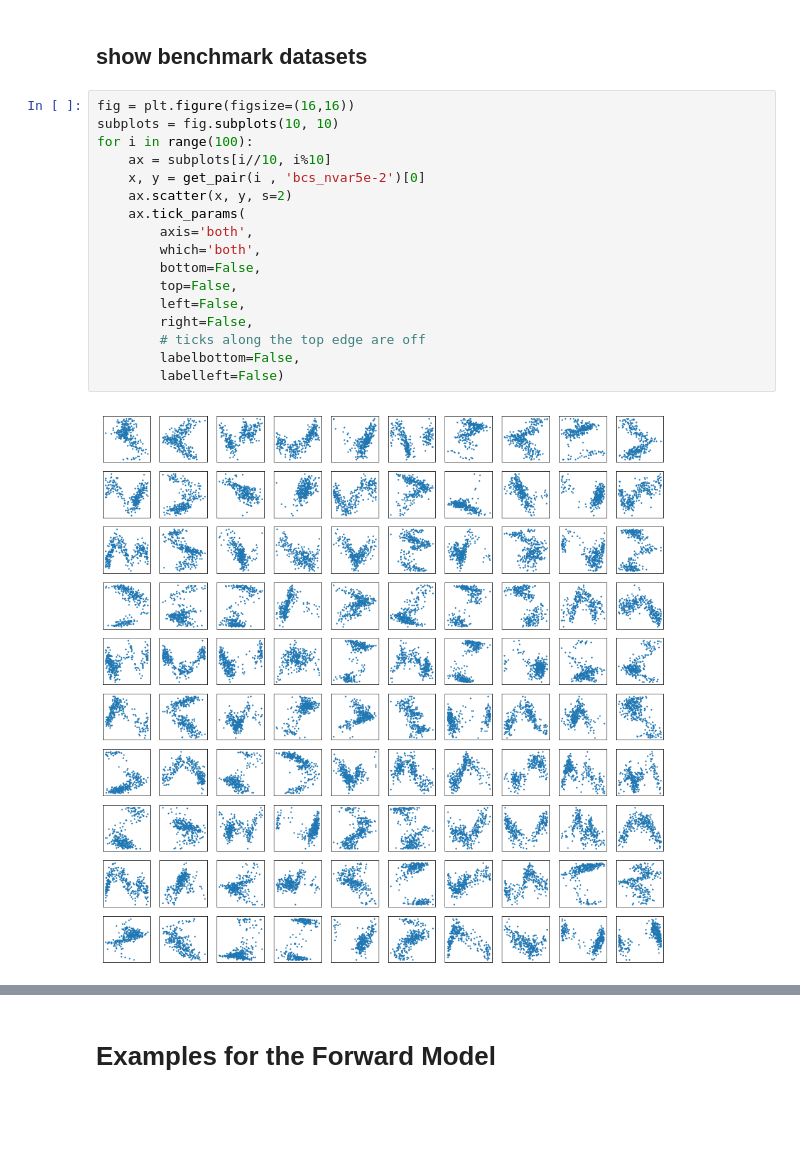
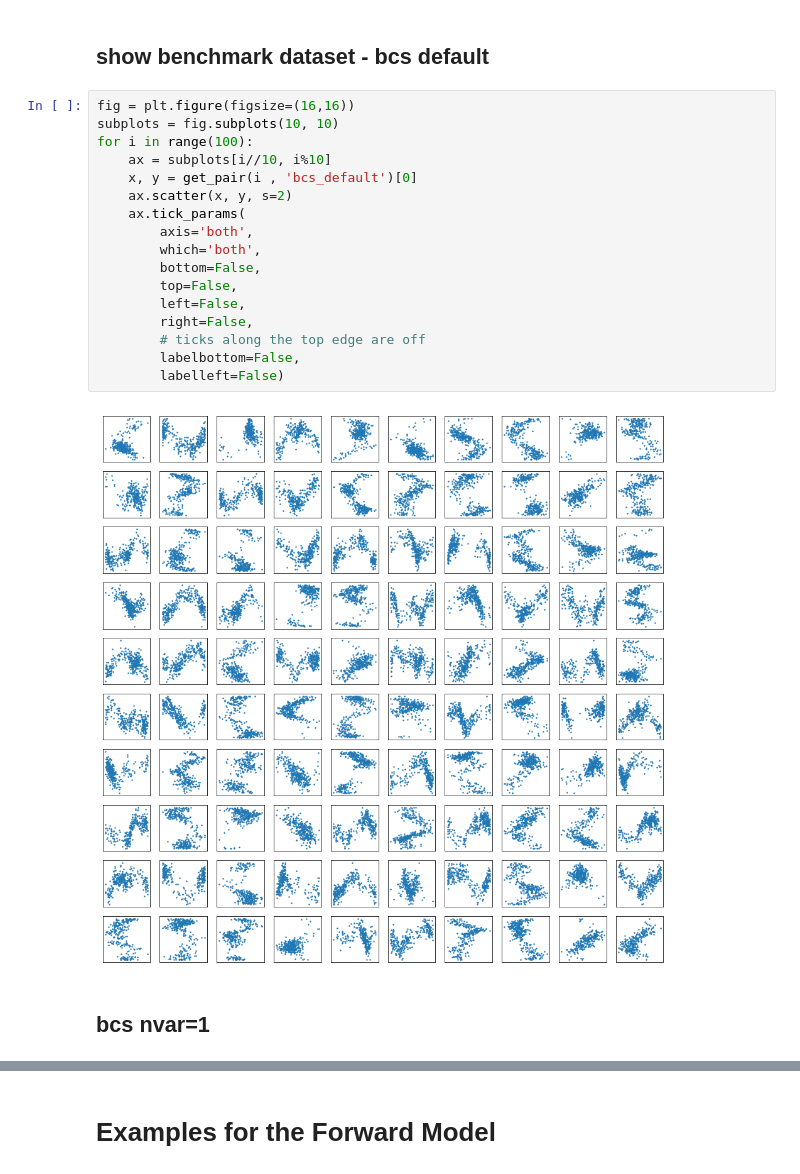
Before and after one commit to MKurthen/BayesianCausalInference, a Jupyter notebook: notebooks/ThesisPlots.ipynb, the cells around one changed output, grey strips where cells are left out. Saved outputs shown, nothing was run; the diff lists cells and outputs as text; blank space fills up the shorter version.

```diff
--- a/notebooks/ThesisPlots.ipynb
+++ b/notebooks/ThesisPlots.ipynb
@@ -19,24 +18,26 @@ import bayesian_causal_model.bayesian_causal_sampling_numpy
 # %% [markdown]
-## show benchmark datasets
+## show benchmark dataset - bcs default
 # %%
 fig = plt.figure(figsize=(16,16))
 subplots = fig.subplots(10, 10)
 for i in range(100):
     ax = subplots[i//10, i%10]
-    x, y = get_pair(i , 'bcs_nvar5e-2')[0]
+    x, y = get_pair(i , 'bcs_default')[0]
     ax.scatter(x, y, s=2)
     ax.tick_params(
         axis='both',
         which='both',
         bottom=False,
         top=False,
         left=False,
         right=False,
         # ticks along the top edge are off
         labelbottom=False,
         labelleft=False)
 # %% [output]
-[figure, old version]
+[figure, new version]
+# %% [markdown]
+## bcs nvar=1
 # %%
 fig = plt.figure(figsize=(16,16))
 subplots = fig.subplots(10, 10)
```
Also changed, not shown: parts of 15 cells of this notebook, 7 other files.
